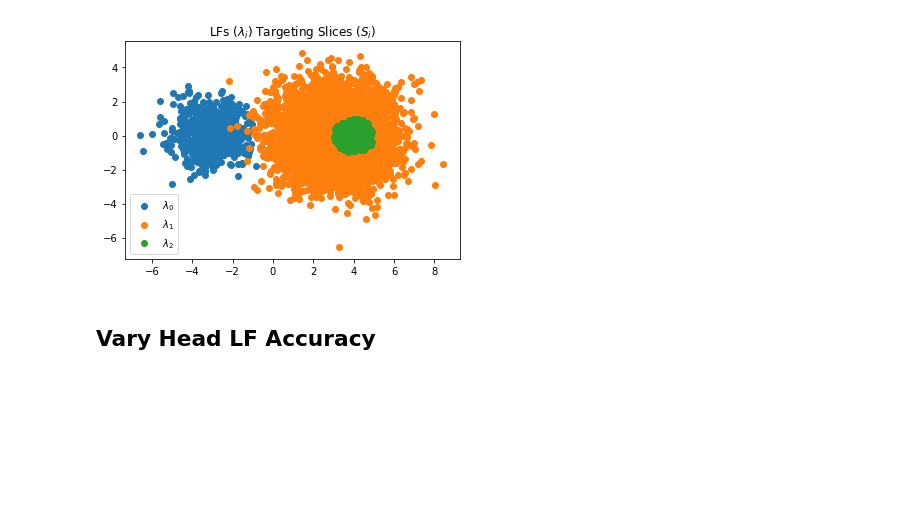
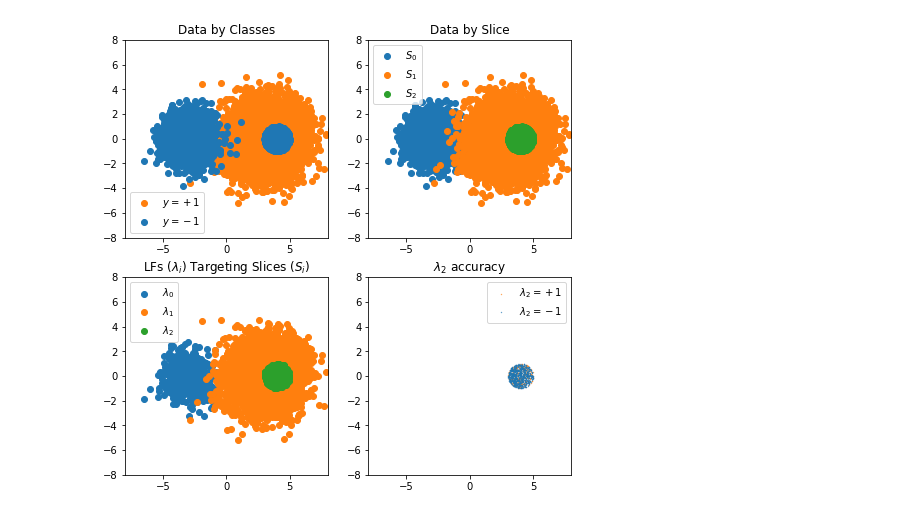
Before and after one commit to HazyResearch/metal, a Jupyter notebook: metal/contrib/slicing/synthetics/synthetics-sandbox.ipynb, the cells around one changed output. Drawn from its saved outputs; the diff is of its cells as text; code cells hidden in the pictures; blank space fills up the shorter version.

Commit message:
update synthetics

```diff
--- a/metal/contrib/slicing/synthetics/synthetics-sandbox.ipynb
+++ b/metal/contrib/slicing/synthetics/synthetics-sandbox.ipynb
@@ -111,20 +15,0 @@ plt.show()
-# %%
-# "simulated" accuracies and coverage of LFs
-accs = np.array([0.75, 0.75, 0.75])
-covs = np.array([0.9, 0.9, 0.9])
-
-# overlap between primary "torso" LF and "head" LFs
-overlap_portion = 0.1
-
-# labeling function generation
-L, overlap_idx = generate_label_matrix(N, accs, covs, Y, C, overlap_portion=overlap_portion)
-
-# LFs targeting slices
-plt.title('LFs ($\lambda_i$) Targeting Slices ($S_i$)')
-plt.scatter(X[L[:,0]==1,0], X[L[:,0]==1,1], label="$\lambda_0$")
-plt.scatter(X[L[:,1]==1,0], X[L[:,1]==1,1], label="$\lambda_1$")
-plt.scatter(X[L[:,2]==1,0], X[L[:,2]==1,1], label="$\lambda_2$")
-plt.legend()
-plt.show()
-# %% [output]
-[figure, removed]
@@ -133,2 +15,0 @@ from simulate import eval_model, train_models
-# %% [markdown]
-## Vary Head LF Accuracy
@@ -174,0 +16,47 @@ for x in acc_range:
+# %%
+def visualize_data(X, Y, C, L):
+    # show data by class
+    plt.figure(figsize=(8, 8))
+    plt.subplot(2, 2, 1)
+    plt.title('Data by Classes')
+    plt.scatter(X[Y==1,0], X[Y==1,1], label="$y=+1$", c='C1')
+    plt.scatter(X[Y==-1,0], X[Y==-1,1], label="$y=-1$", c='C0')
+    plt.xlim(-8, 8)
+    plt.ylim(-8, 8)
+    plt.legend()
+
+    # show data by slice
+    plt.subplot(2, 2, 2)
+    plt.title('Data by Slice')
+    plt.scatter(X[C==0,0], X[C==0,1], label="$S_0$", c='C0')
+    plt.scatter(X[C==1,0], X[C==1,1], label="$S_1$", c='C1')
+    plt.scatter(X[C==2,0], X[C==2,1], label="$S_2$", c='C2')
+    plt.xlim(-8, 8)
+    plt.ylim(-8, 8)
+    plt.legend()
+
+    # LFs targeting slices
+    plt.subplot(2, 2, 3)
+    plt.title('LFs ($\lambda_i$) Targeting Slices ($S_i$)')
+    plt.scatter(X[L[:,0]==1,0], X[L[:,0]==1,1], label="$\lambda_0$", c='C0')
+    plt.scatter(X[L[:,1]==1,0], X[L[:,1]==1,1], label="$\lambda_1$", c='C1')
+    plt.scatter(X[L[:,2]==1,0], X[L[:,2]==1,1], label="$\lambda_2$", c='C2')
+    plt.xlim(-8, 8)
+    plt.ylim(-8, 8)
+    plt.legend()
+
+    plt.subplot(2, 2, 4)
+    plt.title('$\lambda_2$ accuracy')
+    plt.scatter(X[L[:,2]==1,0], X[L[:,2]==1,1], label="$\lambda_2=+1$", s=0.1, c='C1')
+    plt.scatter(X[L[:,2]==-1,0], X[L[:,2]==-1,1], label="$\lambda_2=-1$", s=0.1, c='C0')
+    plt.xlim(-8, 8)
+    plt.ylim(-8, 8)
+    plt.legend()
+    plt.show()
+# %%
+from simulate import data_config as config
+from synthetics_utils import generate_synthetic_data
+X, Y, C, L = generate_synthetic_data(config)
+visualize_data(X, Y, C, L)
+# %% [output]
+[figure, added]
```
Also changed, not shown: parts of 8 cells of this notebook, 5 other files.
